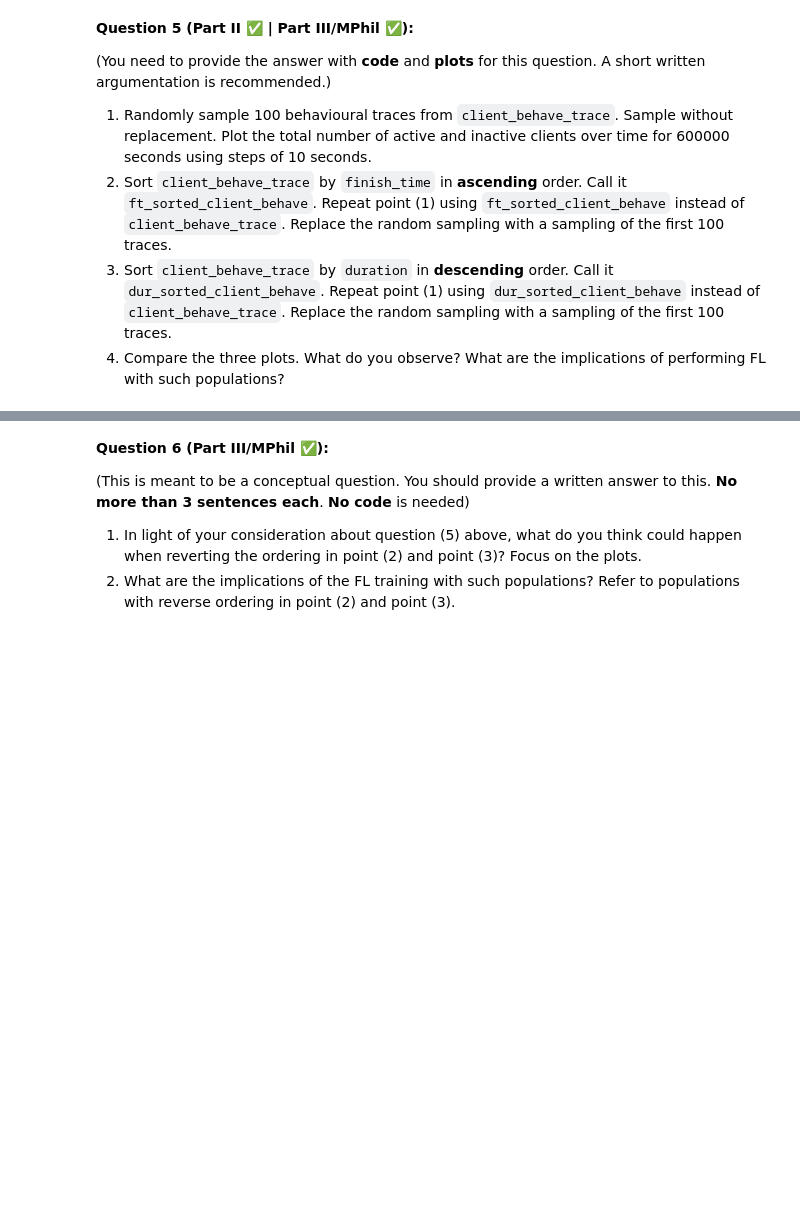
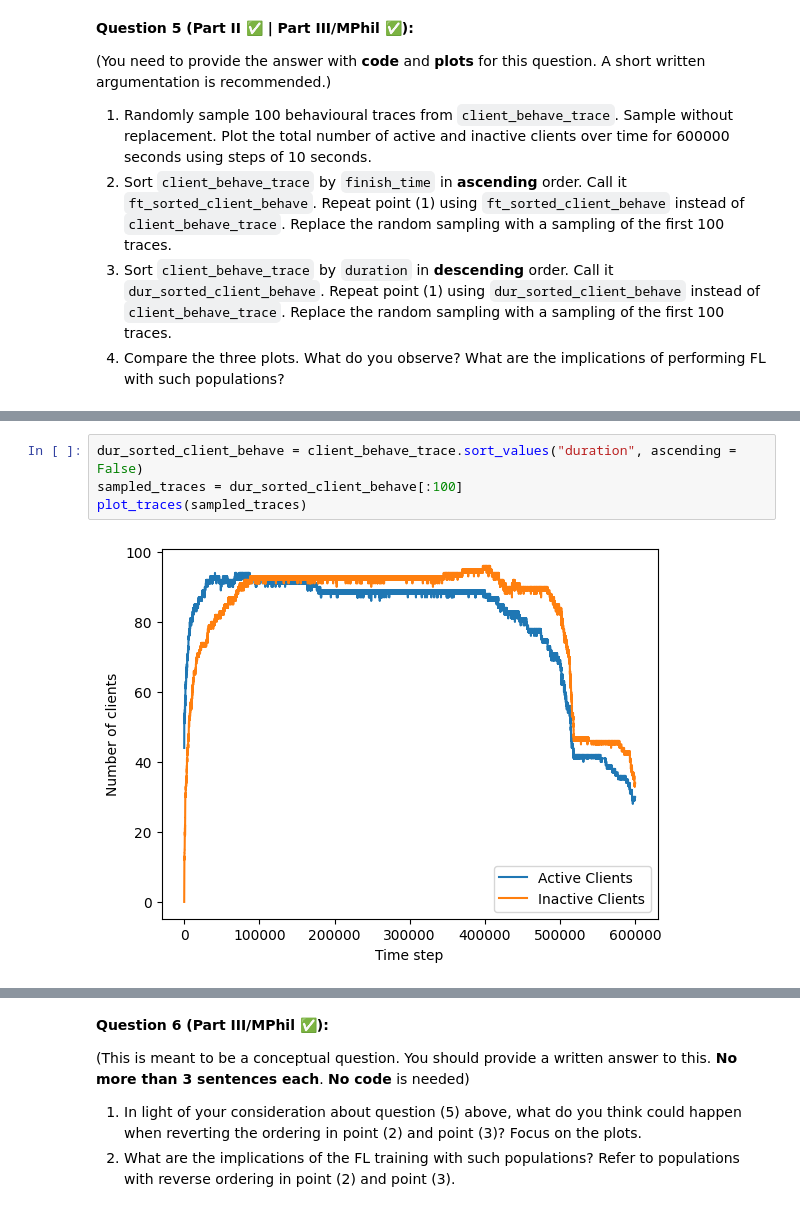
Before and after one commit to Tyv217/L361-Federated-Learning, a Jupyter notebook: labs/L361_Lab_3_Devices_Heterogeneity.ipynb, the cells around one changed output, grey strips where cells are left out. Drawn from its saved outputs; the diff is of its cells as text; blank space fills up the shorter version.

```diff
--- a/labs/L361_Lab_3_Devices_Heterogeneity.ipynb
+++ b/labs/L361_Lab_3_Devices_Heterogeneity.ipynb
@@ -510,0 +615,6 @@ plt.show()
+# %%
+dur_sorted_client_behave = client_behave_trace.sort_values("duration", ascending = False)
+sampled_traces = dur_sorted_client_behave[:100]
+plot_traces(sampled_traces)
+# %% [output]
+[figure, added]
```
Also changed, not shown: parts of 15 cells of this notebook.
